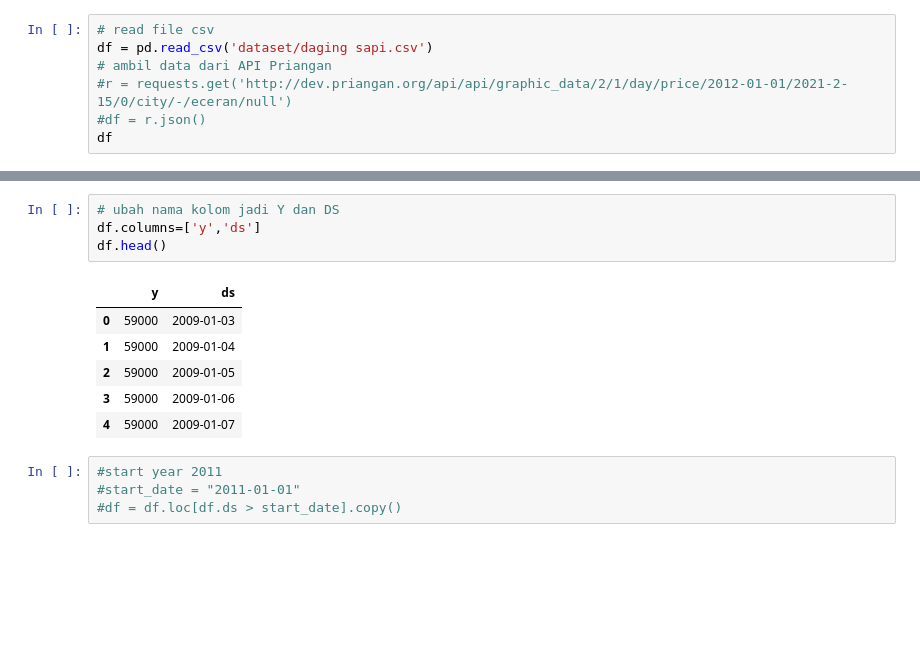
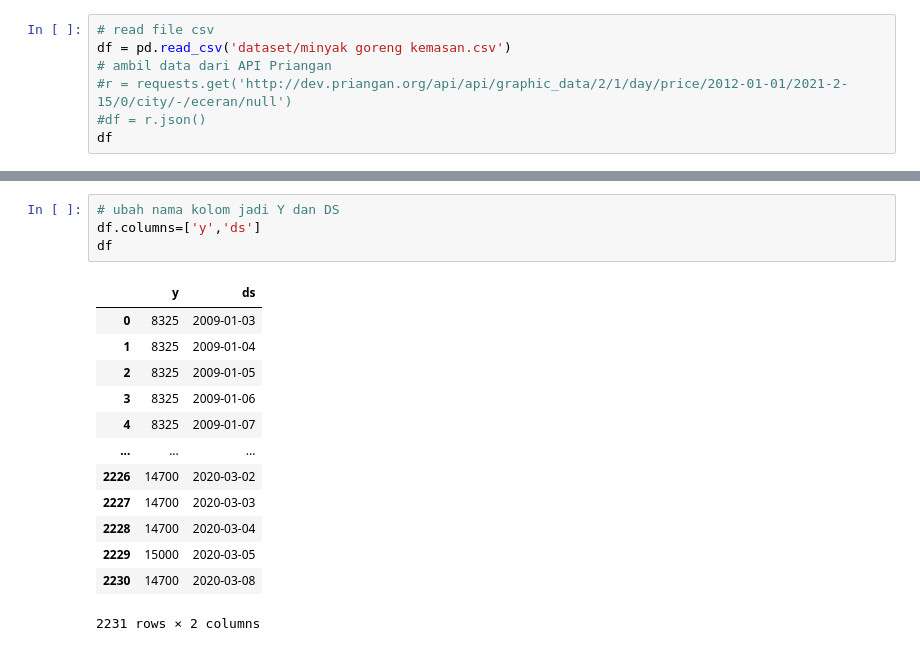
Before and after one commit to azrasabila/forecasting-fbprophet-harga-pangan, a Jupyter notebook: nyoba_2.ipynb, the cells around one changed output, grey strips where cells are left out. Drawn from its saved outputs; the diff is of its cells as text; blank space fills up the shorter version.

```diff
--- a/nyoba_2.ipynb
+++ b/nyoba_2.ipynb
@@ -11,7 +12,7 @@ from sklearn.metrics import mean_squared_error, mean_absolute_error
 # from pandas.io.json import json_normalize
 # %%
 # read file csv
-df = pd.read_csv('dataset/daging sapi.csv')
+df = pd.read_csv('dataset/minyak goreng kemasan.csv')
 # ambil data dari API Priangan
 #r = requests.get('http://dev.priangan.org/api/api/graphic_data/2/1/day/price/2012-01-01/2021-2-15/0/city/-/eceran/null')
 #df = r.json()
@@ -44,15 +52,18 @@ df.head()
 # %%
 # ubah nama kolom jadi Y dan DS
 df.columns=['y','ds']
-df.head()
+df
 # %% [output]
 |  | y | ds |
-| 0 | 59000 | 2009-01-03 |
-| 1 | 59000 | 2009-01-04 |
-| 2 | 59000 | 2009-01-05 |
-| 3 | 59000 | 2009-01-06 |
-| 4 | 59000 | 2009-01-07 |
+| 0 | 8325 | 2009-01-03 |
+| 1 | 8325 | 2009-01-04 |
+| 2 | 8325 | 2009-01-05 |
+| 3 | 8325 | 2009-01-06 |
+| 4 | 8325 | 2009-01-07 |
+| ... | ... | ... |
+| 2226 | 14700 | 2020-03-02 |
+| 2227 | 14700 | 2020-03-03 |
+| 2228 | 14700 | 2020-03-04 |
+| 2229 | 15000 | 2020-03-05 |
+| 2230 | 14700 | 2020-03-08 |
+2231 rows × 2 columns
-# %%
-#start year 2011
-#start_date = "2011-01-01"
-#df = df.loc[df.ds > start_date].copy()
```
Also changed, not shown: parts of 19 cells of this notebook, 4 other files.
